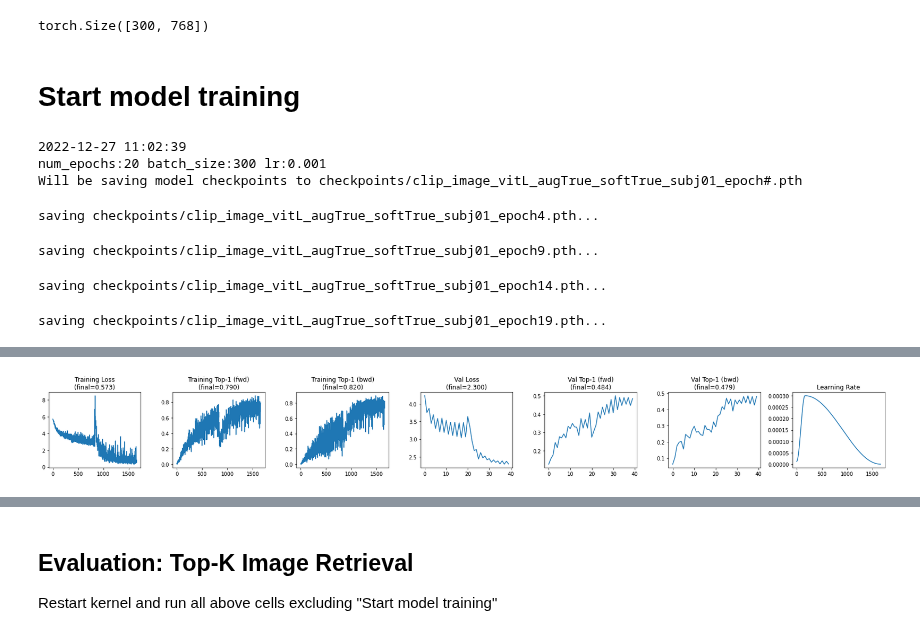
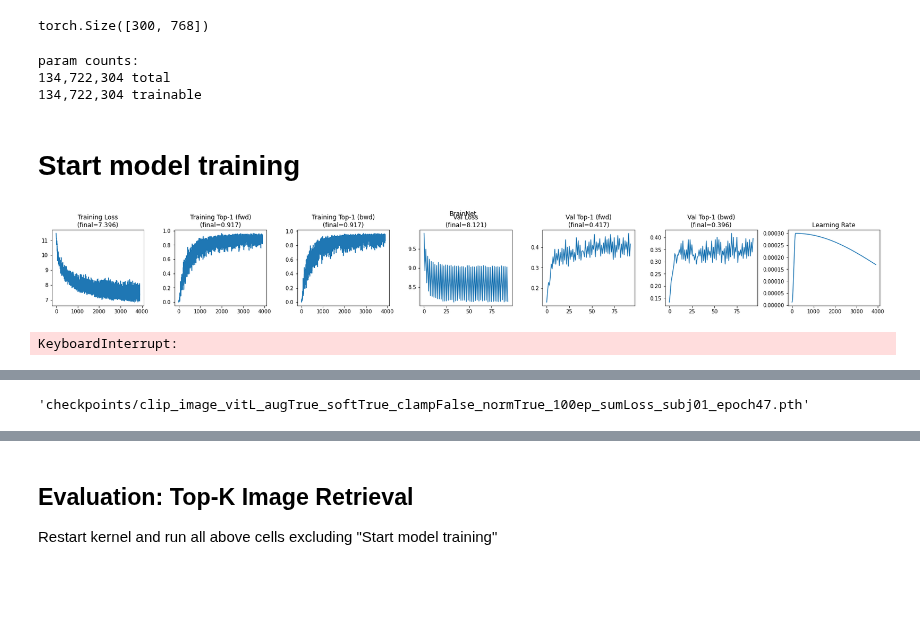
Before and after one commit to MedARC-AI/fMRI-reconstruction-NSD, a Jupyter notebook: fMRI/Voxel_to_CLIPvoxel.ipynb, the cells around one changed output, grey strips where cells are left out. Drawn from its saved outputs; the diff is of its cells as text; code cells hidden in the pictures; blank space fills up the shorter version.

```diff
--- a/fMRI/Voxel_to_CLIPvoxel.ipynb
+++ b/fMRI/Voxel_to_CLIPvoxel.ipynb
@@ -68,8 +72,10 @@ full_training: True
 # %%
 img_augmentation = True # do image augmentation?
 soft_clip = True # use loss_nce + loss_soft? (seems to improve fwd/bwd retrieval)
+clamp_embs = False # clamp embeddings to (-1.5, 1.5)
+norm_embs = True # L2 norm embeddings after clamping
 
-model_name = f'clip_image_vitL_aug{img_augmentation}_soft{soft_clip}' # CLIP ViT-L/14 image embeddings
+model_name = f'clip_image_vitL_aug{img_augmentation}_soft{soft_clip}_clamp{clamp_embs}_norm{norm_embs}_100ep_splitLoss' # CLIP ViT-L/14 image embeddings
 # model_name = 'clip_text_vitL' # CLIP ViT-L/14 text embeddings
 # model_name = 'clip_image_resnet' # CLIP basic ResNet image embeddings
 
@@ -80,11 +86,11 @@ Using model: clip_image_vitL_augTrue_softTrue
 Image augmentation: True
 # %%
 if "resnet" in model_name:
-    clip_extractor = Clipper("RN50")
+    clip_extractor = Clipper("RN50", clamp_embs=clamp_embs, norm_embs=norm_embs)
 elif "vitL" in model_name:
-    clip_extractor = Clipper("ViT-L/14")
+    clip_extractor = Clipper("ViT-L/14", clamp_embs=clamp_embs, norm_embs=norm_embs)
 elif "vitB" in model_name:
-    clip_extractor = Clipper("ViT-B/32")
+    clip_extractor = Clipper("ViT-B/32", clamp_embs=clamp_embs, norm_embs=norm_embs)
 
 if "text" in model_name:
     image_var = 'trial'
@@ -96,7 +102,7 @@ print("image_var =", image_var)
 f = h5py.File('/scratch/gpfs/KNORMAN/nsdgeneral_hdf5/COCO_73k_subj_indices.hdf5', 'r')
 subj01_order = f['subj01'][:]
 f.close()
-annots = np.load('/scratch/gpfs/KNORMAN/nsdgeneral_hdf5/COCO_73k_annots_curated.npy',allow_pickle=True)
+annots = np.load('/scratch/gpfs/KNORMAN/nsdgeneral_hdf5/COCO_73k_annots_curated.npy', allow_pickle=True)
 subj01_annots = annots[subj01_order]
 # %% [output]
 ViT-L/14 cuda
@@ -192,0 +116,5 @@ out_dim 768
+# %%
+batch_size = 300
+num_devices = torch.cuda.device_count()
+num_workers = num_devices
+train_dl, val_dl = get_dataloaders(batch_size, image_var, num_workers=num_workers)
@@ -210,11 +165,17 @@ with torch.cuda.amp.autocast():
     print(out.shape)
 # %% [output]
 torch.Size([300, 768])
+# %%
+count_params(brain_net)
+# %% [output]
+param counts:
+134,722,304 total
+134,722,304 trainable
 # %% [markdown]
 # Start model training
 # %%
 epoch = 0
-num_epochs = 20
+num_epochs = 40
 initial_learning_rate = 1e-3 #3e-5
 optimizer = torch.optim.AdamW(brain_net.parameters(), lr=initial_learning_rate)
 # optimizer = torch.optim.SGD(brain_net.parameters(), lr=initial_learning_rate, momentum=0.95)
@@ -227,6 +188,7 @@ lr_scheduler = torch.optim.lr_scheduler.OneCycleLR(optimizer, max_lr=3e-4,
 
 # loss function
 nce = InfoNCE()
+#nce = InfoNCE(temperature=temperature)
 
 train_losses = []; val_losses = []
 train_fwd_topk = []; val_fwd_topk = []
@@ -260,7 +222,11 @@ if full_training:
 else:
     print(f"Warning: not saving model checkpoints")
 
-progress_bar = tqdm(range(epoch,num_epochs), ncols=250, disable=(local_rank!=0))
+def check_loss(loss):
+    if loss.isnan().any():
+        raise ValueError('NaN loss')
+
+progress_bar = tqdm(range(epoch, num_epochs), ncols=250, disable=(local_rank!=0))
 for epoch in progress_bar:
     brain_net.train()
     for train_i, (voxel, img_input) in enumerate(train_dl):
@@ -288,11 +254,14 @@ for epoch in progress_bar:
                     loss = nce(emb_.reshape(len(emb),-1),emb.reshape(len(emb),-1))
                 else:
                     loss = soft_clip_loss(emb_.reshape(len(emb),-1), emb.reshape(len(emb),-1))
+                # loss = nce(emb_.reshape(len(emb),-1),emb.reshape(len(emb),-1)) + \
+                #        soft_clip_loss(emb_.reshape(len(emb),-1), emb.reshape(len(emb),-1))
             else:
                 loss = nce(emb_.reshape(len(emb),-1),emb.reshape(len(emb),-1))
 
             fwd_percent_correct = topk(batchwise_cosine_similarity(emb,emb_),labels,k=1)
             bwd_percent_correct = topk(batchwise_cosine_similarity(emb_,emb),labels,k=1)
+            check_loss(loss)
 
         loss.backward()
         optimizer.step()
@@ -327,18 +296,24 @@ for epoch in progress_bar:
                         val_loss = nce(val_emb_.reshape(len(val_emb),-1),val_emb.reshape(len(val_emb),-1))
                     else:
                         val_loss = soft_clip_loss(val_emb_.reshape(len(val_emb),-1), val_emb.reshape(len(val_emb),-1))
+                    # val_loss = nce(val_emb_.reshape(len(val_emb),-1),val_emb.reshape(len(val_emb),-1)) + \
+                    #            soft_clip_loss(val_emb_.reshape(len(val_emb),-1), val_emb.reshape(len(val_emb),-1))
+
                 else:
                     val_loss = nce(val_emb_.reshape(len(val_emb),-1),val_emb.reshape(len(val_emb),-1))
 
                 val_fwd_percent_correct = topk(batchwise_cosine_similarity(val_emb,val_emb_),labels,k=1)
                 val_bwd_percent_correct = topk(batchwise_cosine_similarity(val_emb_,val_emb),labels,k=1)
+                check_loss(val_loss)
 
             val_losses.append(val_loss.item())
             val_fwd_topk.append(val_fwd_percent_correct.item())
             val_bwd_topk.append(val_bwd_percent_correct.item())
 
+    clear_output(wait=True)
+
     # Save model checkpoint every 5 epochs if full_training==True
-    if (epoch+1)%5==0 and full_training:
+    if (epoch+1)%5 == 0 and full_training:
         print(f'saving checkpoints/{model_name}_subj01_epoch{epoch}.pth...')
         if (using_ddp==False) or (using_ddp==True and local_rank==0):
             state_dict = brain_net.state_dict()
@@ -355,37 +330,34 @@ for epoch in progress_bar:
                 'val_losses': val_losses,
                 'train_fwd_topk': train_fwd_topk,
                 'train_bwd_topk': train_bwd_topk,
                 'val_fwd_topk': val_fwd_topk,
                 'val_bwd_topk': val_bwd_topk,
                 'lrs': lrs,
                 }, f'checkpoints/{model_name}_subj01_epoch{epoch}.pth')
         if using_ddp:
             dist.barrier() # this tells the other gpus wait for the first gpu to finish saving the model
 
     # lr_scheduler.step(val_loss)
     # lrs.append(optimizer.param_groups[0]['lr'])
 
     # logging the average results across batches for current epoch
     logs = OrderedDict(
         loss=np.mean(train_losses[-(train_i+1):]),
         topk_fwd=np.mean(train_fwd_topk[-(train_i+1):]),
         topk_bwd=np.mean(train_bwd_topk[-(train_i+1):]),
         val_loss=np.mean(val_losses[-(val_i+1):]),
         val_topk_fwd=np.mean(val_fwd_topk[-(val_i+1):]),
         val_topk_bwd=np.mean(val_bwd_topk[-(val_i+1):]),
         lr=lrs[-1],
     )
     progress_bar.set_postfix(**logs)
     epoch_logs.append(logs)
     if full_training:
         pd.DataFrame(epoch_logs).to_csv(f'checkpoints/{model_name}_subj01.epoch-logs.csv')
 
+    plot_brainnet(train_losses, train_fwd_topk, train_bwd_topk, val_losses, val_fwd_topk, val_bwd_topk, lrs)
+
 print(datetime.now().strftime('%Y-%m-%d %H:%M:%S'))
 # %% [output]
+[figure, added]
-2022-12-27 11:02:39
-num_epochs:20 batch_size:300 lr:0.001
-Will be saving model checkpoints to checkpoints/clip_image_vitL_augTrue_softTrue_subj01_epoch#.pth
+KeyboardInterrupt:
-saving checkpoints/clip_image_vitL_augTrue_softTrue_subj01_epoch4.pth...
-saving checkpoints/clip_image_vitL_augTrue_softTrue_subj01_epoch9.pth...
-saving checkpoints/clip_image_vitL_augTrue_softTrue_subj01_epoch14.pth...
-saving checkpoints/clip_image_vitL_augTrue_softTrue_subj01_epoch19.pth...
@@ -393,20 +364,4 @@ saving checkpoints/clip_image_vitL_augTrue_softTrue_subj01_epoch19.pth...
-# %%
-fig, (ax1, ax2, ax3, ax4, ax5, ax6, ax7) = plt.subplots(1, 7, figsize=(23,3))
-ax1.set_title(f"Training Loss\n(final={train_losses[-1]:.3f})")
-ax1.plot(train_losses)
-ax2.set_title(f"Training Top-1 (fwd)\n(final={train_fwd_topk[-1]:.3f})")
-ax2.plot(train_fwd_topk)
-ax3.set_title(f"Training Top-1 (bwd)\n(final={train_bwd_topk[-1]:.3f})")
-ax3.plot(train_bwd_topk)
-ax4.set_title(f"Val Loss\n(final={val_losses[-1]:.3f})")
-ax4.plot(val_losses)
-ax5.set_title(f"Val Top-1 (fwd)\n(final={val_fwd_topk[-1]:.3f})")
-ax5.plot(val_fwd_topk)
-ax6.set_title(f"Val Top-1 (bwd)\n(final={val_bwd_topk[-1]:.3f})")
-ax6.plot(val_bwd_topk)
-ax7.set_title(f"Learning Rate")
-ax7.plot(lrs)
-fig.tight_layout()
-plt.show()
-# %% [output]
-[figure, removed]
+# %%
+f'checkpoints/{model_name}_subj01_epoch{epoch}.pth'
+# %% [output]
+'checkpoints/clip_image_vitL_augTrue_softTrue_clampFalse_normTrue_100ep_sumLoss_subj01_epoch47.pth'
```
Also changed, not shown: parts of 15 cells of this notebook, 16 other files.
